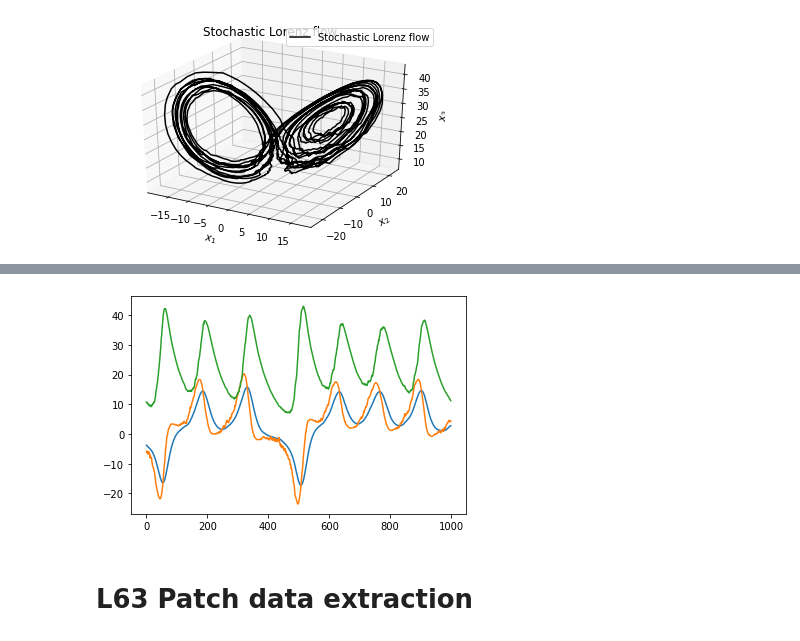
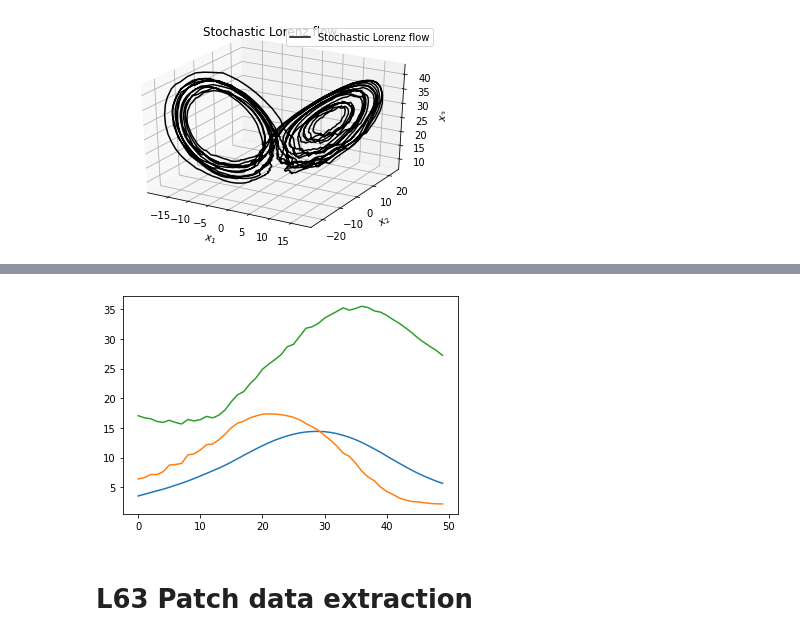
Before and after one commit to RaniaBouchrara/Stage-Rania, a Jupyter notebook: Lorenz_stochastique10.ipynb, the cells around one changed output, grey strips where cells are left out. Cells and saved outputs as stored; diff of their text form; code cells hidden in the pictures.

```diff
--- a/Lorenz_stochastique10.ipynb
+++ b/Lorenz_stochastique10.ipynb
@@ -36,7 +38,7 @@ class GD:
     dt_states = 1 # number of integeration times between consecutive states (for xt and catalog)
     dt_obs = 8# number of integration times between consecutive observations (for yo)
     var_obs = np.array([0,1]) # indices of the observed variables
-    nb_loop_train = 110.01 # size of the catalog
+    nb_loop_train = 210.01 # size of the catalog
     nb_loop_test = 100 # size of the true state and noisy observations
     sigma2_catalog = 0.0 # variance of the model error to generate the catalog
     sigma2_obs = 0.0 # variance of the observation error to generate observation
@@ -70,7 +72,7 @@ def brownian_process(S,t,sigma=GD.parameters.sigma, rho = GD.parameters.rho, bet
 #génération d'une solution des équations différentielles à partir d'un x0 donné
 np.random.seed(1)
 x0 = np.array([8.0,0.0,30.0]);
-tspan = np.arange(0,70+0.000001,10E-5)
+tspan = np.arange(0,100+0.000001,10E-5)
 S = sdeint.itoEuler(Stoch_Lorenz_63, brownian_process, x0, tspan)
 # %%
 #traçage du flux du modèle stochastique de lorenz
@@ -96,4 +102,6 @@ plt.plot(S_u[:1000,:])
 # %%
+tspan = np.arange(0,101+0.000001,10E-5)
+
 def generate_data(GD):
     """ Generate the true state, noisy observations and catalog of numerical simulations. """
 
@@ -168,0 +175,5 @@ plt.plot(catalog.analogs[:10000,:])
+# %%
+tmpp = catalog.analogs[::100,:]# downsample to dt  = 0.01
+catalog.analogs    =  tmpp[:-1,:][:10000,:]
+catalog.successors =  tmpp[1:,:][:10000,:]
+plt.plot(catalog.analogs[:1000])
@@ -173,10 +191,10 @@ X_train = np.reshape(catalog.analogs,(int(catalog.analogs.shape[0]/batch_size),b
 Grad_t  = np.gradient(X_train)[1]/GD.dt_integration #gradient de X_train
 Y_train = np.reshape(catalog.successors,(int(catalog.analogs.shape[0]/batch_size),batch_size,catalog.analogs.shape[1])) #successors de catalog
 # %%
-plt.plot(X_train[:1000,0,:])
+plt.plot(X_train[0,:,:])
 plt.show()
 # %% [output]
-[figure, old version]
+[figure, new version]
 # %%
 #initialisation des paramètres du réseau de neurones pour l'apprentissage deep learning
 params = {}
```
Also changed, not shown: parts of 35 cells of this notebook.
